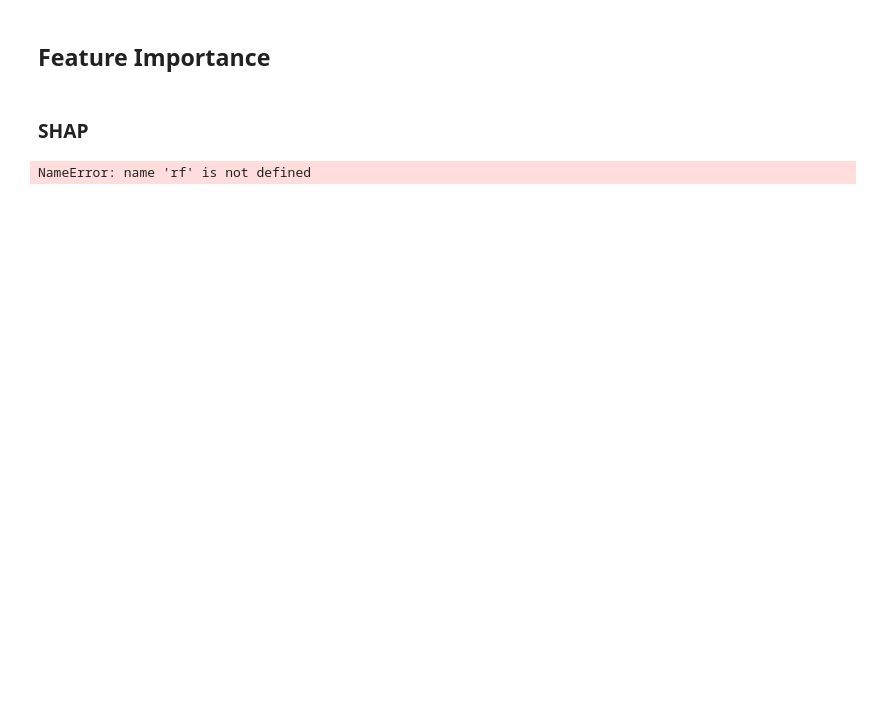
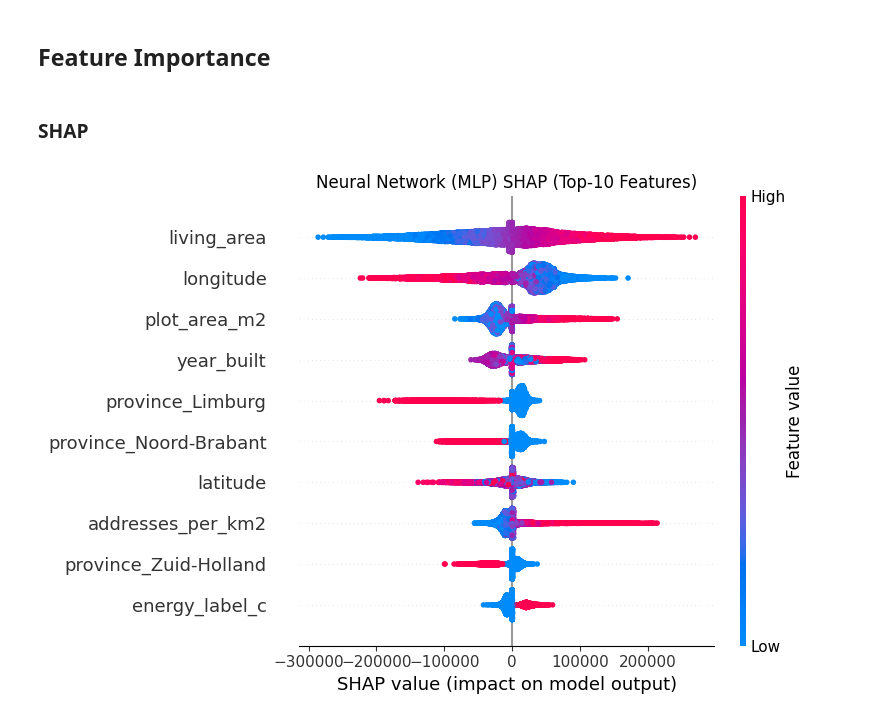
Before and after one commit to mghmm/property-ml, a Jupyter notebook: neural-network.ipynb, the cells around one changed output. Cells and saved outputs as stored; diff of their text form; code cells hidden in the pictures; blank space fills up the shorter version.

```diff
--- a/neural-network.ipynb
+++ b/neural-network.ipynb
@@ -20,7 +20,7 @@ conn.close()
 
 df = df.dropna()
 df = df.drop_duplicates()
-df = df.sample(n=200000, random_state=1)
+#df = df.sample(n=200000, random_state=1)
 
 # Select subset
 df = df[['price', 'bedrooms', 'building_form',
@@ -34,6 +34,7 @@ df = df[['price', 'bedrooms', 'building_form',
          'object_type', 'plot_area_m2', #'postcode4',
          'province',
          #'publication_date',
+         'addresses_per_km2',
          'rooms', 'year_built',
          'has_basement', 'has_attic', 'stories']]
 # %% [markdown]
@@ -76,6 +77,7 @@ df['plot_area_m2'] = df['plot_area_m2'].astype(int)
 df['days_on_market'] = df['days_on_market'].astype(int)
 df['bedrooms'] = df['bedrooms'].astype(int)
 df['stories'] = df['stories'].astype(int)
+df['addresses_per_km2'] = df['addresses_per_km2'].astype(int)
 
 # FLOAT
 df['latitude'] = df['latitude'].astype(float)
@@ -305,22 +287,48 @@ NameError: name 'rf' is not defined
 ## Feature Importance
 # %% [markdown]
 ### SHAP
-# %%
-import shap
-import numpy as np
-
-subset_idx = np.random.choice(X.index, size=1000, replace=False)
-X_subset = X.loc[subset_idx]
-y_subset = y.loc[subset_idx]
-
-# Fit the RandomForestRegressor on the subset
-rf.fit(X_subset, y_subset)
-
-# Create a SHAP explainer for the trained model
-explainer = shap.TreeExplainer(rf)
-shap_values = explainer.shap_values(X_subset)
-
-# Plot SHAP summary for feature importance
-shap.summary_plot(shap_values, X_subset, plot_type="bar")
-# %% [output]
-NameError: name 'rf' is not defined
+# %%
+# ---- SHAP analysis + beeswarm plot ---------------------------------------
+import shap
+import numpy as np
+import matplotlib.pyplot as plt
+
+# 0)  Make sure the model’s predict returns 1-D output  ---------------------
+def model_predict(X):
+    """Wrapper so KernelExplainer gets a 1-D vector back."""
+    return nn_cv.predict(X).ravel()
+
+# 1)  Choose a *small* background set – speeds KernelExplainer up ----------
+#    (You already have X_train_scaled in memory.)
+background = shap.sample(X_train_scaled, 100, random_state=42)#100
+
+# 2)  Initialise the explainer --------------------------------------------
+explainer = shap.KernelExplainer(model_predict, background)
+
+# 3)  Compute SHAP values  -------------------------------------------------
+#     •  nsamples : lower = quicker, higher = smoother curves
+#     •  l1_reg   : keeps explanations sparse (optional but handy)
+shap_values = explainer.shap_values(
+    X_test_scaled,
+    nsamples=200,#200
+    l1_reg="aic"      # or None if you prefer the raw values
+)
+
+# 4)  Beeswarm / summary plot  --------------------------------------------
+#     Replace X.columns if your feature matrix isn’t a DataFrame.
+feature_names = X.columns                      # <- adjust if needed
+shap.summary_plot(
+    shap_values,
+    X_test_scaled,
+    feature_names=feature_names,
+    plot_type="dot",        # default → beeswarm
+    max_display=10,
+    show=False
+)
+
+plt.title("Neural Network (MLP) SHAP (Top-10 Features)")
+plt.savefig("./plots/nn_shap_10_new.png", dpi=300, bbox_inches='tight')
+plt.tight_layout()
+plt.show()
+# %% [output]
+[figure, added]
```
Also changed, not shown: parts of 9 cells of this notebook, 14 other files.
